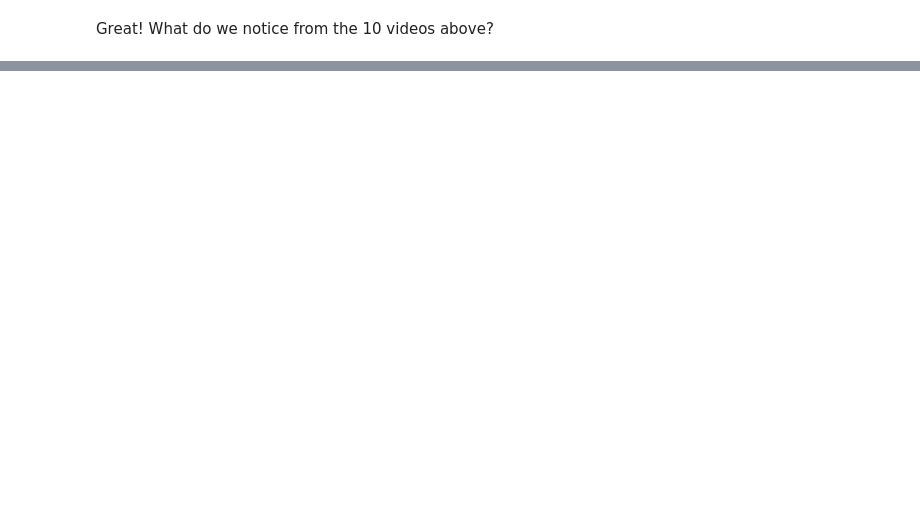
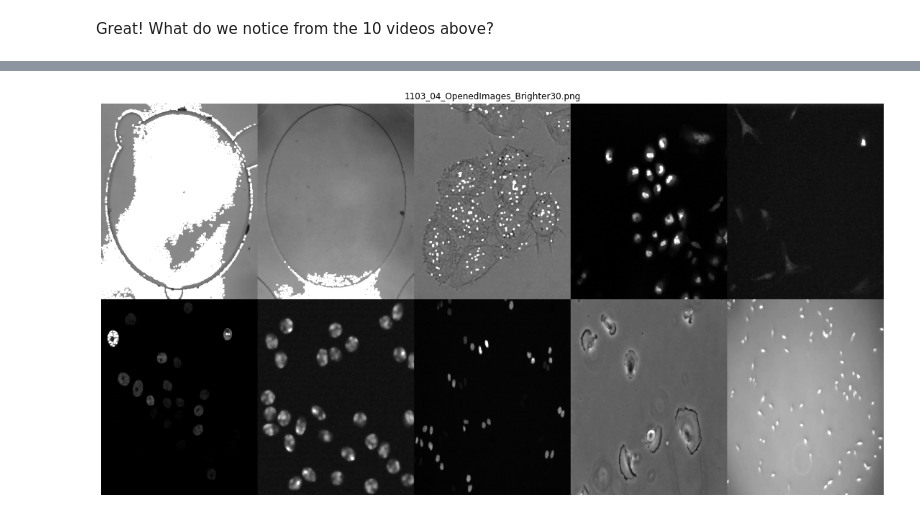
Before and after one commit to alexgoudemond/COMP700, a Jupyter notebook: 005_Data-Set_Secondary_Pre-Processing.ipynb, the cells around one changed output, grey strips where cells are left out. Drawn from its saved outputs; the diff is of its cells as text; code cells hidden in the pictures; blank space fills up the shorter version.

```diff
--- a/005_Data-Set_Secondary_Pre-Processing.ipynb
+++ b/005_Data-Set_Secondary_Pre-Processing.ipynb
@@ -694,0 +743,13 @@ Great! What do we notice from the 10 videos above?
+# %%
+# Opening
+
+image_collection = []
+
+for i in range(len(test_images)):
+    img_erode = cv2.erode(test_images[i], kernel, iterations=1)
+    img_opened = cv2.dilate(img_erode, kernel, iterations=1)
+
+    image_collection.append(img_opened)
+
+picName = "1103_02_OpenedImages.png"
+saveAndShow(desired_directory, image_collection, picName)
@@ -694,0 +802,17 @@ Great! What do we notice from the 10 videos above?
+# %%
+# Opening and brighten by 30 intensity values
+
+image_collection = []
+
+for i in range(len(test_images)):
+    img_erode = cv2.erode(test_images[i], kernel, iterations=1)
+    img_opened = cv2.dilate(img_erode, kernel, iterations=1)
+
+    brighter_img = increase_brightness(img_opened, 30)
+
+    image_collection.append(brighter_img)
+
+picName = "1103_04_OpenedImages_Brighter30.png"
+saveAndShow(desired_directory, image_collection, picName)
+# %% [output]
+[figure, added]
```
Also changed, not shown: parts of 28 cells of this notebook, 9 other files.
